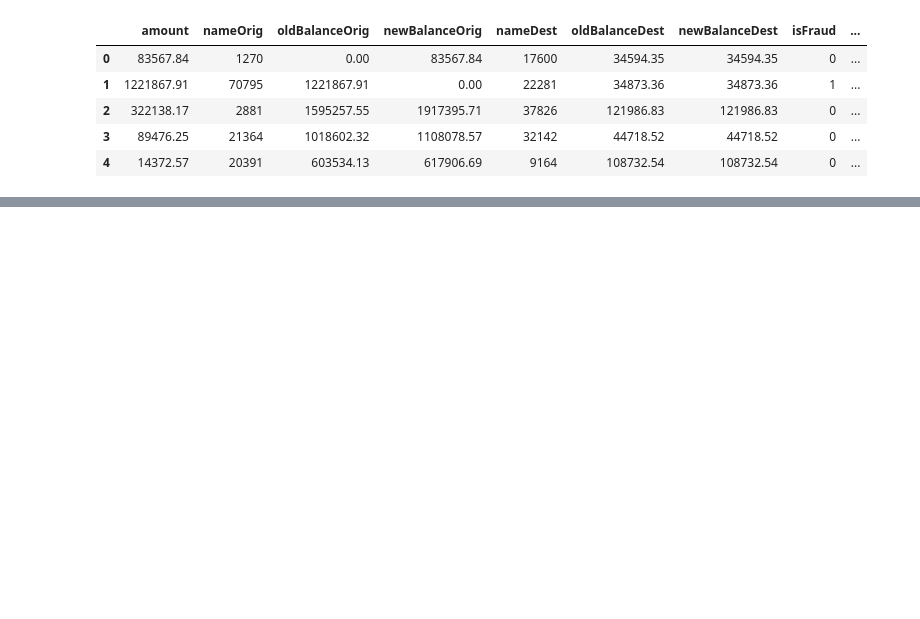
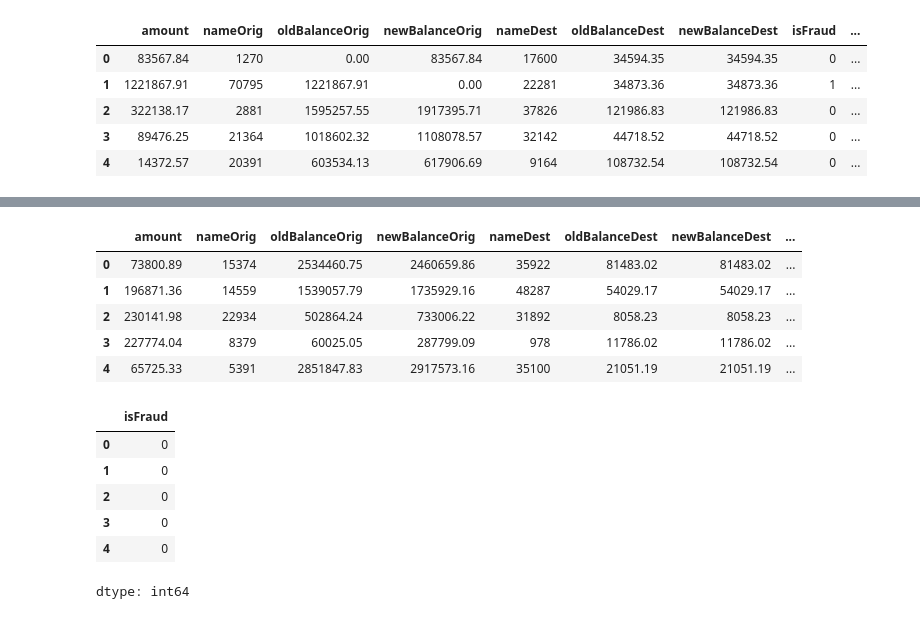
Before and after one commit to jechavarria12/Parcial_1_Fraude, a Jupyter notebook: Parcial_1_Fraude.ipynb, the cells around one changed output, grey strips where cells are left out. Saved outputs shown, nothing was run; the diff lists cells and outputs as text; code cells hidden in the pictures; blank space fills up the shorter version.

```diff
--- a/Parcial_1_Fraude.ipynb
+++ b/Parcial_1_Fraude.ipynb
@@ -70,0 +188,22 @@ df_test.head()
+# %%
+#Eliminar valores de NA de la variable de interés
+df_test = df_test.dropna(subset=['isFraud'])
+
+#Separar los datos de entrada X como variables explicativas y la variable a predecir Y en df_train
+X_test,y_test = df_test.drop(['isFraud'], axis=1), df_test['isFraud']
+display(X_test.head())
+display(y_test.head())
+# %% [output]
+|  | amount | nameOrig | oldBalanceOrig | newBalanceOrig | nameDest | oldBalanceDest | newBalanceDest | ... |
+| 0 | 73800.89 | 15374 | 2534460.75 | 2460659.86 | 35922 | 81483.02 | 81483.02 | ... |
+| 1 | 196871.36 | 14559 | 1539057.79 | 1735929.16 | 48287 | 54029.17 | 54029.17 | ... |
+| 2 | 230141.98 | 22934 | 502864.24 | 733006.22 | 31892 | 8058.23 | 8058.23 | ... |
+| 3 | 227774.04 | 8379 | 60025.05 | 287799.09 | 978 | 11786.02 | 11786.02 | ... |
+| 4 | 65725.33 | 5391 | 2851847.83 | 2917573.16 | 35100 | 21051.19 | 21051.19 | ... |
+|  | isFraud |
+| 0 | 0 |
+| 1 | 0 |
+| 2 | 0 |
+| 3 | 0 |
+| 4 | 0 |
+dtype: int64
```
Also changed, not shown: parts of 25 cells of this notebook.
